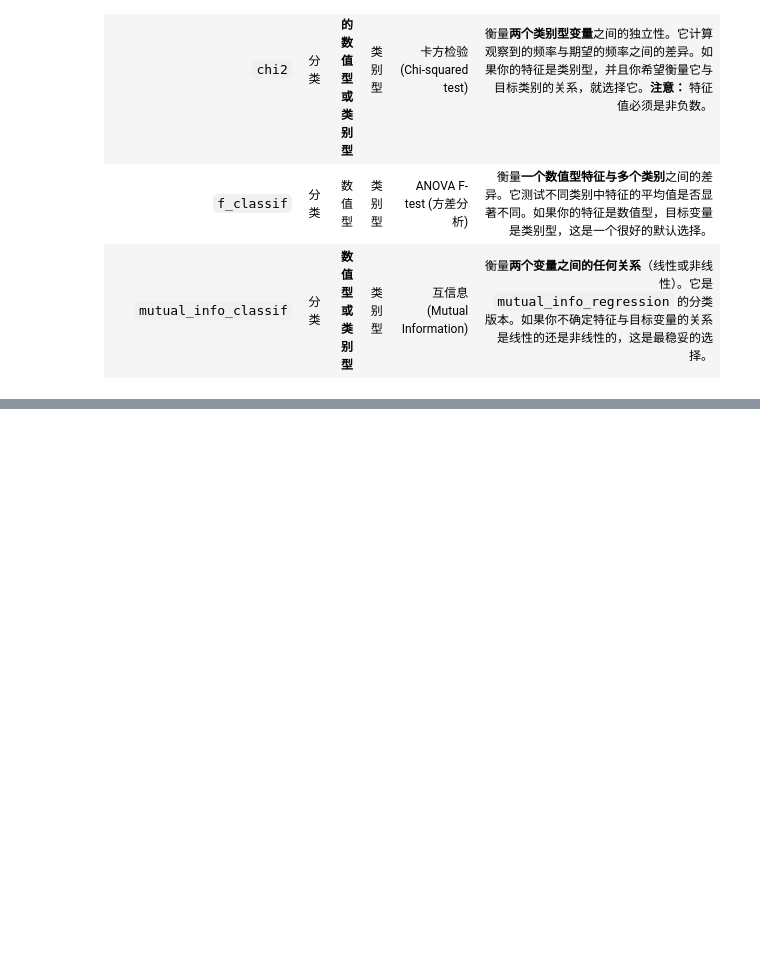
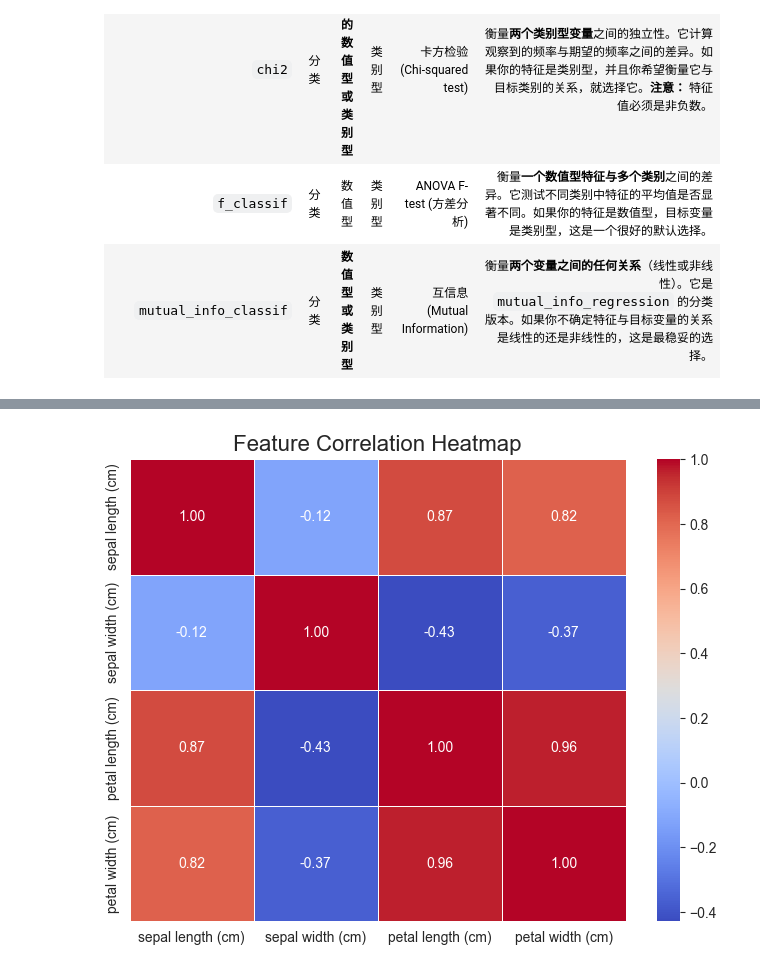
Before and after one commit to bio-apple/NGS_machline_learning, a Jupyter notebook: demo_project/4-3.Feature_Selection.ipynb, the cells around one changed output, grey strips where cells are left out. Drawn from its saved outputs; the diff is of its cells as text; code cells hidden in the pictures; blank space fills up the shorter version.

```diff
--- a/demo_project/4-3.Feature_Selection.ipynb
+++ b/demo_project/4-3.Feature_Selection.ipynb
@@ -82,0 +94,77 @@ X_new.shape
+# %%
+import pandas as pd
+import numpy as np
+import seaborn as sns
+import matplotlib.pyplot as plt
+from sklearn.datasets import load_iris
+
+def feature_selection_by_correlation(df, target, threshold=0.9):
+    """
+    根据特征与特征之间的相关性，筛选出冗余特征，并保留与目标最相关的。
+
+    参数:
+    df (pd.DataFrame): 包含特征和目标变量的DataFrame。
+    target (str): 目标变量的列名。
+    threshold (float): 相关性阈值，用于判断特征是否高度相关。
+
+    返回:
+    list: 筛选后应保留的特征列表。
+    """
+    # 1. 分离特征和目标变量
+    features_df = df.drop(columns=[target])
+
+    # 2. 计算特征之间的相关性矩阵
+    corr_matrix = features_df.corr()
+
+    # 3. 绘制相关性热力图（可选，用于可视化）
+    plt.figure(figsize=(8, 6))
+    sns.heatmap(corr_matrix, annot=True, cmap='coolwarm', fmt=".2f", linewidths=.5)
+    plt.title('Feature Correlation Heatmap', fontsize=16)
+    plt.show()
+
+    # 4. 获取特征与目标变量的相关性，用于后续决策
+    feature_target_corr = df.corr()[target].drop(target)
+
+    # 5. 找出高度相关的特征对
+    upper_corr_matrix = corr_matrix.where(np.triu(np.ones(corr_matrix.shape), k=1).astype(np.bool_))
+
+    # 6. 遍历高度相关对，并进行筛选
+    to_drop = set()
+    for col in upper_corr_matrix.columns:
+        # 获取与当前列高度相关的其他列
+        highly_correlated_cols = upper_corr_matrix.index[upper_corr_matrix[col].abs() > threshold].tolist()
+
+        if highly_correlated_cols:
+            # 将当前列和与其高度相关的列合并为一个候选集
+            candidate_features = [col] + highly_correlated_cols
+
+            # 在候选集中，找出与目标变量最相关的特征
+            best_feature = feature_target_corr[candidate_features].abs().idxmax()
+
+            # 将候选集中除了最优特征之外的其他特征都添加到待移除集合
+            for feature in candidate_features:
+                if feature != best_feature:
+                    to_drop.add(feature)
+
+    # 7. 筛选出最终要保留的特征
+    all_features = set(features_df.columns)
+    selected_features = list(all_features - to_drop)
+
+    return selected_features
+
+# ----------------- 运行示例 -----------------
+
+# 加载 iris 数据集
+iris = load_iris()
+iris_df = pd.DataFrame(data=iris.data, columns=iris.feature_names)
+iris_df['target'] = iris.target
+
+# 调用函数，设置阈值为 0.9
+selected_features = feature_selection_by_correlation(iris_df, target='target', threshold=0.9)
+
+print("\n根据相关性筛选后应保留的特征:")
+print(selected_features)
+print("\n筛选后数据集的列:")
+print(iris_df[selected_features].columns)
+# %% [output]
+[figure, added]
```
Also changed, not shown: parts of 5 cells of this notebook.
